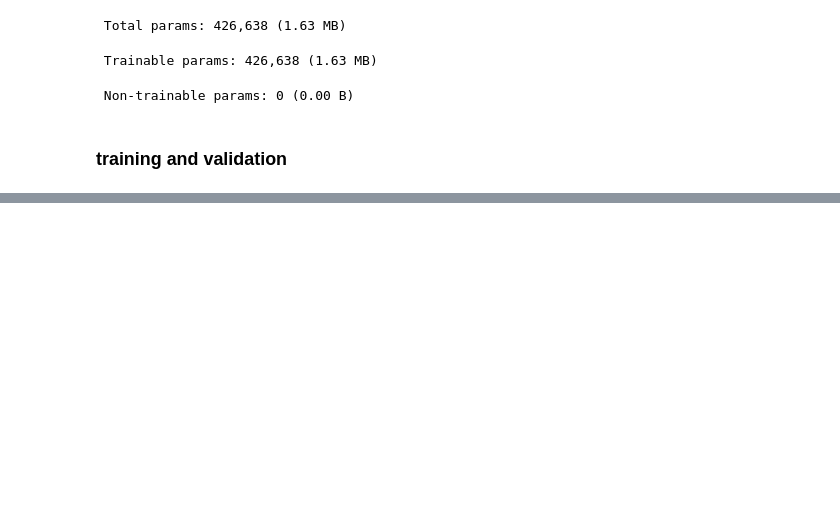
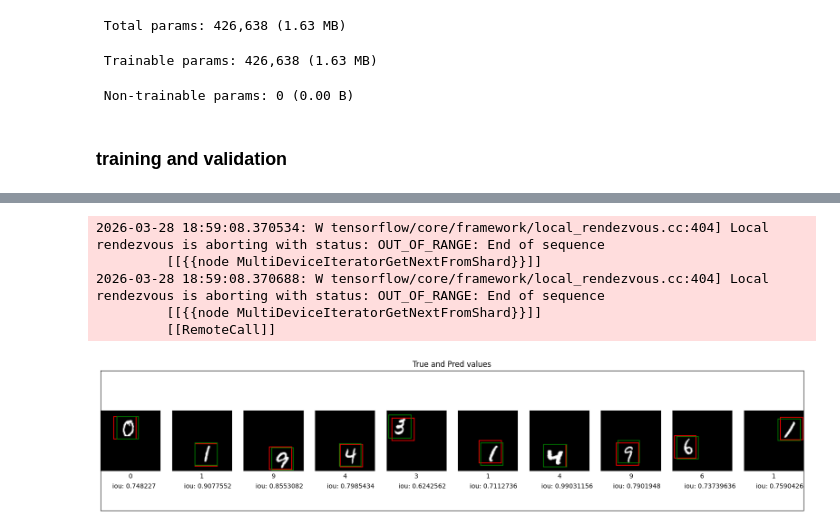
Before and after one commit to CleverFox29/ObjectDetection, a Jupyter notebook: detector.ipynb, the cells around one changed output, grey strips where cells are left out. Cells and saved outputs as stored; diff of their text form; code cells hidden in the pictures; blank space fills up the shorter version.

```diff
--- a/detector.ipynb
+++ b/detector.ipynb
@@ -350,0 +390,35 @@ Epoch 5/20
+# %%
+def intersection_over_union(pred_box, true_box):
+    xmin_pred, ymin_pred, xmax_pred, ymax_pred = np.split(pred_box, 4, axis=1)
+    xmin_true, ymin_true, xmax_true, ymax_true = np.split(true_box, 4, axis=1)
+
+    smoothing_factor = 1e-10
+
+    xmin_overlap = np.maximum(xmin_pred, xmin_true)
+    xmax_overlap = np.minimum(xmax_pred, xmax_true)
+    ymin_overlap = np.maximum(ymin_pred, ymin_true)
+    ymax_overlap = np.minimum(ymax_pred, ymax_true)
+
+    pred_box_area = (xmax_pred - xmin_pred) * (ymax_pred - ymin_pred)
+    true_box_area = (xmax_true - xmin_true) * (ymax_true - ymin_true)
+
+    overlap_area = np.maximum((xmax_overlap - xmin_overlap), 0) * np.maximum((ymax_overlap - ymin_overlap), 0)
+    union_area = (pred_box_area + true_box_area) - overlap_area
+
+    iou = (overlap_area + smoothing_factor) / (union_area + smoothing_factor)
+
+    return iou
+# %%
+prediction = model.predict(validation_digits, batch_size = 64)
+
+predicted_labels = np.argmax(prediction[0], axis = 1)
+
+prediction_bboxes = prediction[1]
+
+iou = intersection_over_union(prediction_bboxes, validation_bboxes)
+
+iou_threshold = 0.6
+
+display_digits_with_boxes(validation_digits, predicted_labels, validation_labels,
+                          prediction_bboxes, validation_bboxes, iou, "True and Pred values")
+# %% [output]
@@ -350,0 +426,6 @@ Epoch 5/20
+2026-03-28 18:59:08.370534: W tensorflow/core/framework/local_rendezvous.cc:404] Local rendezvous is aborting with status: OUT_OF_RANGE: End of sequence
+         [[{{node MultiDeviceIteratorGetNextFromShard}}]]
+2026-03-28 18:59:08.370688: W tensorflow/core/framework/local_rendezvous.cc:404] Local rendezvous is aborting with status: OUT_OF_RANGE: End of sequence
+         [[{{node MultiDeviceIteratorGetNextFromShard}}]]
+         [[RemoteCall]]
+[figure, added]
```
Also changed, not shown: parts of 10 cells of this notebook.
